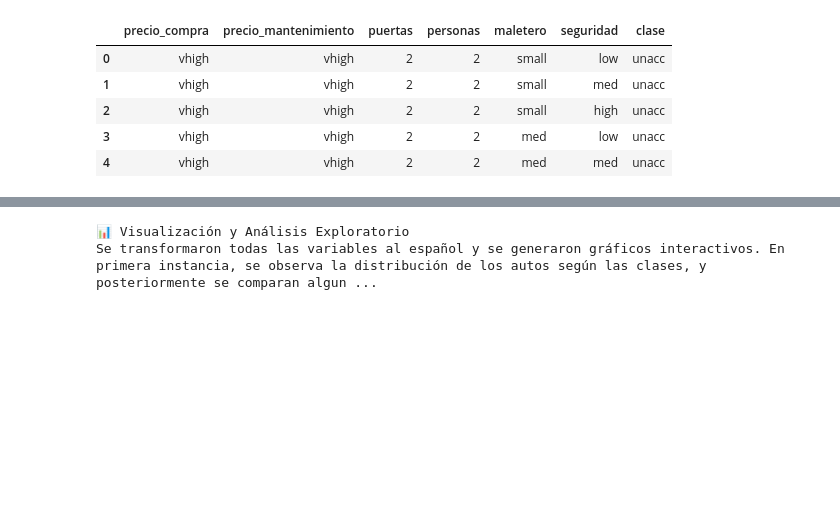
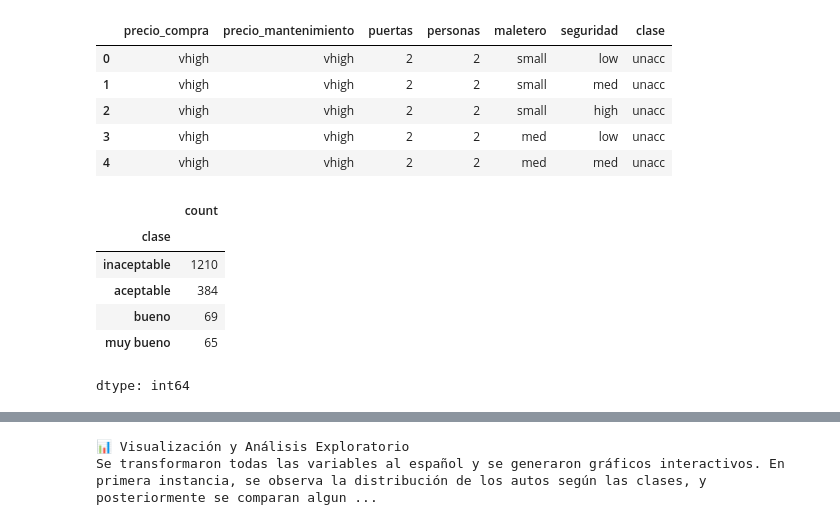
Before and after one commit to ErickMartinezz/AprendizajeAutomatico2, a Jupyter notebook: EleccionDeAutomoviles_PP2.ipynb, the cells around one changed output, grey strips where cells are left out. Saved outputs shown, nothing was run; the diff lists cells and outputs as text; code cells hidden in the pictures; blank space fills up the shorter version.

```diff
--- a/EleccionDeAutomoviles_PP2.ipynb
+++ b/EleccionDeAutomoviles_PP2.ipynb
@@ -219,6 +236,26 @@ display(df.head())
 | 2 | vhigh | vhigh | 2 | 2 | small | high | unacc |
 | 3 | vhigh | vhigh | 2 | 2 | med | low | unacc |
 | 4 | vhigh | vhigh | 2 | 2 | med | med | unacc |
+# %%
+# @title
+# Renombrar las clases
+df['clase'] = df['clase'].replace({
+    'unacc': 'inaceptable',
+    'acc': 'aceptable',
+    'good': 'bueno',
+    'vgood': 'muy bueno'
+})
+
+# Mostrar la distribución de las clases renombradas
+display(df['clase'].value_counts())
+# %% [output]
+|  | count |
+| clase |  |
+| inaceptable | 1210 |
+| aceptable | 384 |
+| bueno | 69 |
+| muy bueno | 65 |
+dtype: int64
 # %%
 # @title
 import plotly.express as px
```
Also changed, not shown: parts of 7 cells of this notebook.
